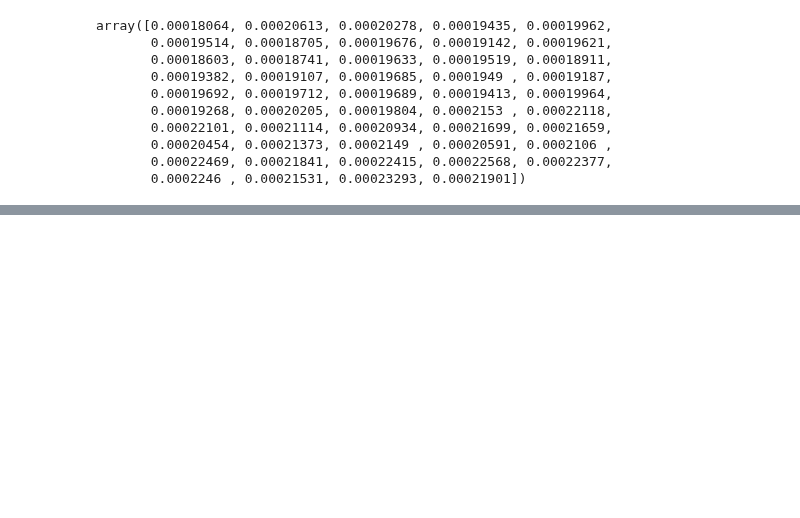
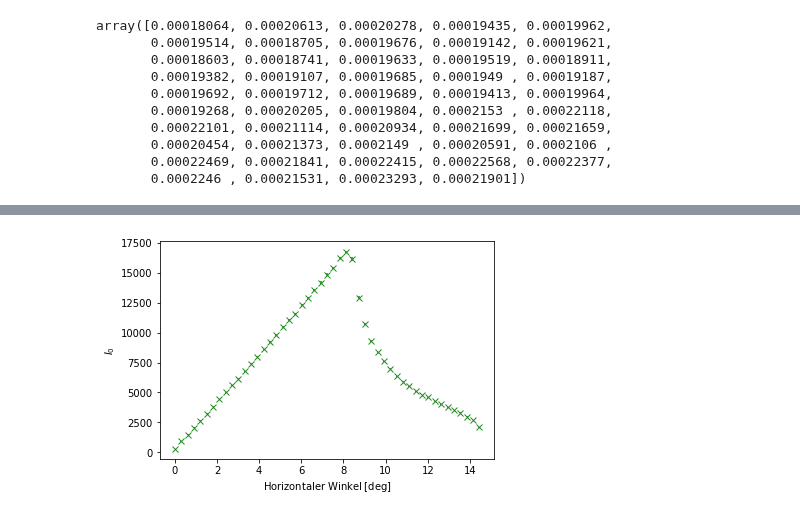
Before and after one commit to Ninilini/FP_Teilchen, a Jupyter notebook: Szintillierende_Fasern/plots/Auswertung_Simu.ipynb, the cells around one changed output, grey strips where cells are left out. Cells and saved outputs as stored; diff of their text form; code cells hidden in the pictures; blank space fills up the shorter version.

```diff
--- a/Szintillierende_Fasern/plots/Auswertung_Simu.ipynb
+++ b/Szintillierende_Fasern/plots/Auswertung_Simu.ipynb
@@ -385,0 +389,8 @@ Text(0, 0.5, 'Abschwächung$\\;$[m$^{-1}$]')
+# %%
+plt.errorbar(alpha_hist[:-2], np.array(fit_exp_a), yerr=np.array(fit_exp_a_err), fmt='x', color = 'forestgreen')
+plt.xlabel(r'Horizontaler Winkel$\;$[deg]')
+plt.ylabel(r'$I_0$')
+
+plt.savefig('fit_exp_simu_I0.pdf', bbox_inches='tight')
+# %% [output]
+[figure, added]
```
Also changed, not shown: parts of 5 cells of this notebook, 2 other files.
